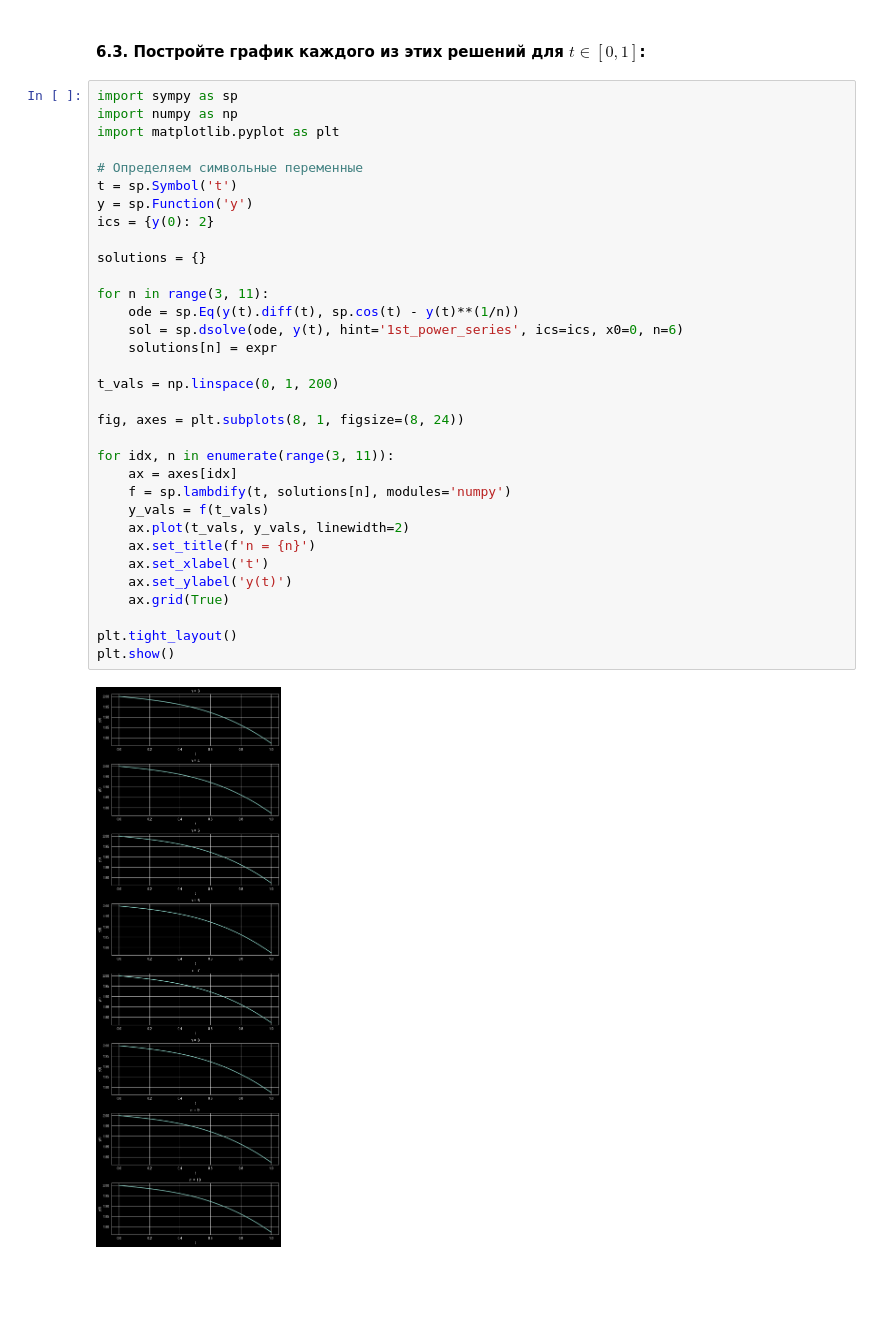
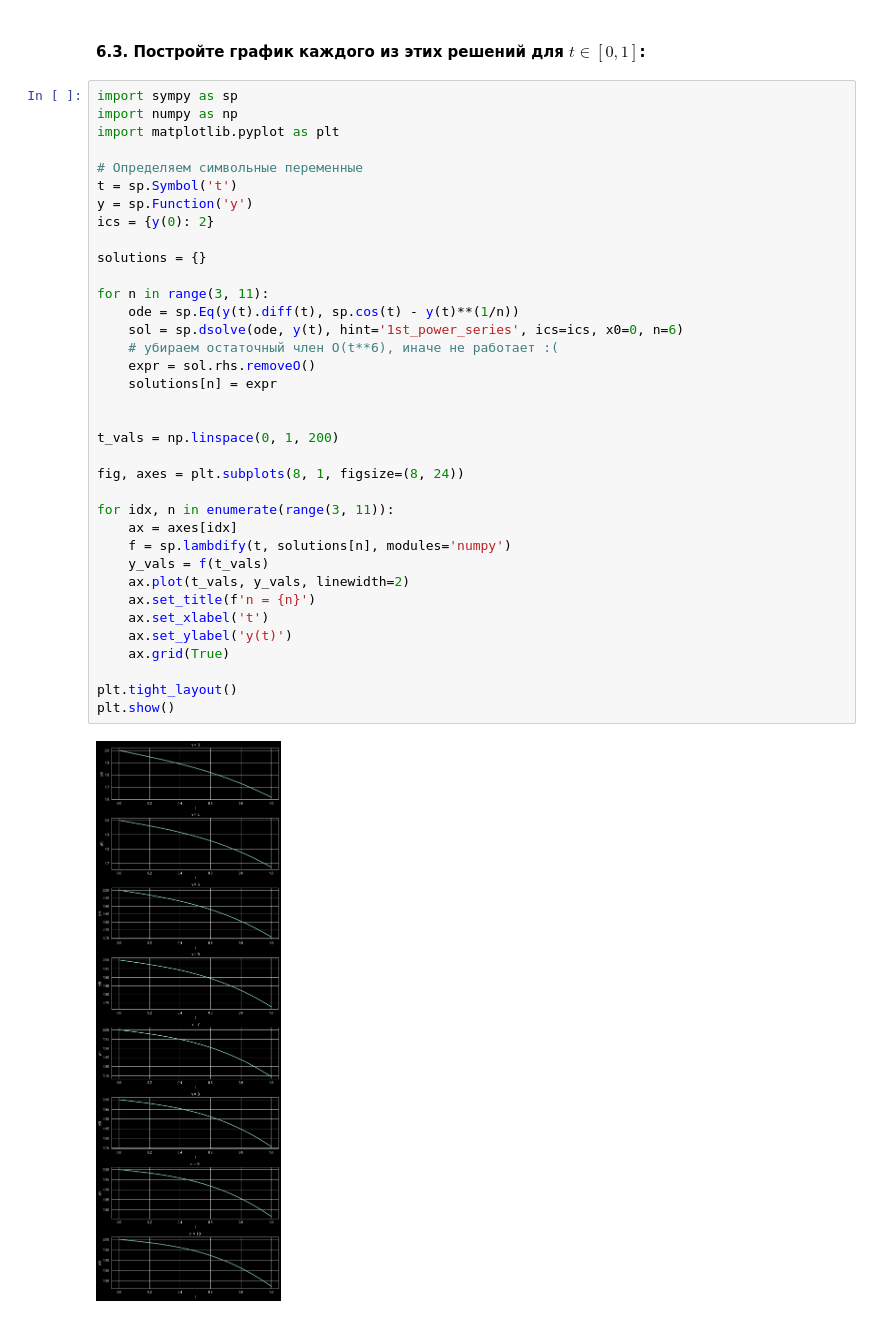
Before and after one commit to Calrission/MIIGAIK-Computer-Math, a Jupyter notebook: 7. Библиотека SymPy/Практическая_работа_№7_Библиотека_SymPy.ipynb, the cells around one changed output. Drawn from its saved outputs; the diff is of its cells as text; blank space fills up the shorter version.

```diff
--- a/7. Библиотека SymPy/Практическая_работа_№7_Библиотека_SymPy.ipynb
+++ b/7. Библиотека SymPy/Практическая_работа_№7_Библиотека_SymPy.ipynb
@@ -286,31 +286,34 @@ import matplotlib.pyplot as plt
 
 # Определяем символьные переменные
 t = sp.Symbol('t')
 y = sp.Function('y')
 ics = {y(0): 2}
 
 solutions = {}
 
 for n in range(3, 11):
     ode = sp.Eq(y(t).diff(t), sp.cos(t) - y(t)**(1/n))
     sol = sp.dsolve(ode, y(t), hint='1st_power_series', ics=ics, x0=0, n=6)
+    # убираем остаточный член O(t**6), иначе не работает :(
+    expr = sol.rhs.removeO()
     solutions[n] = expr
+
 
 t_vals = np.linspace(0, 1, 200)
 
 fig, axes = plt.subplots(8, 1, figsize=(8, 24))
 
 for idx, n in enumerate(range(3, 11)):
     ax = axes[idx]
     f = sp.lambdify(t, solutions[n], modules='numpy')
     y_vals = f(t_vals)
     ax.plot(t_vals, y_vals, linewidth=2)
     ax.set_title(f'n = {n}')
     ax.set_xlabel('t')
     ax.set_ylabel('y(t)')
     ax.grid(True)
 
 plt.tight_layout()
 plt.show()
 # %% [output]
-[figure, old version]
+[figure, new version]
```
